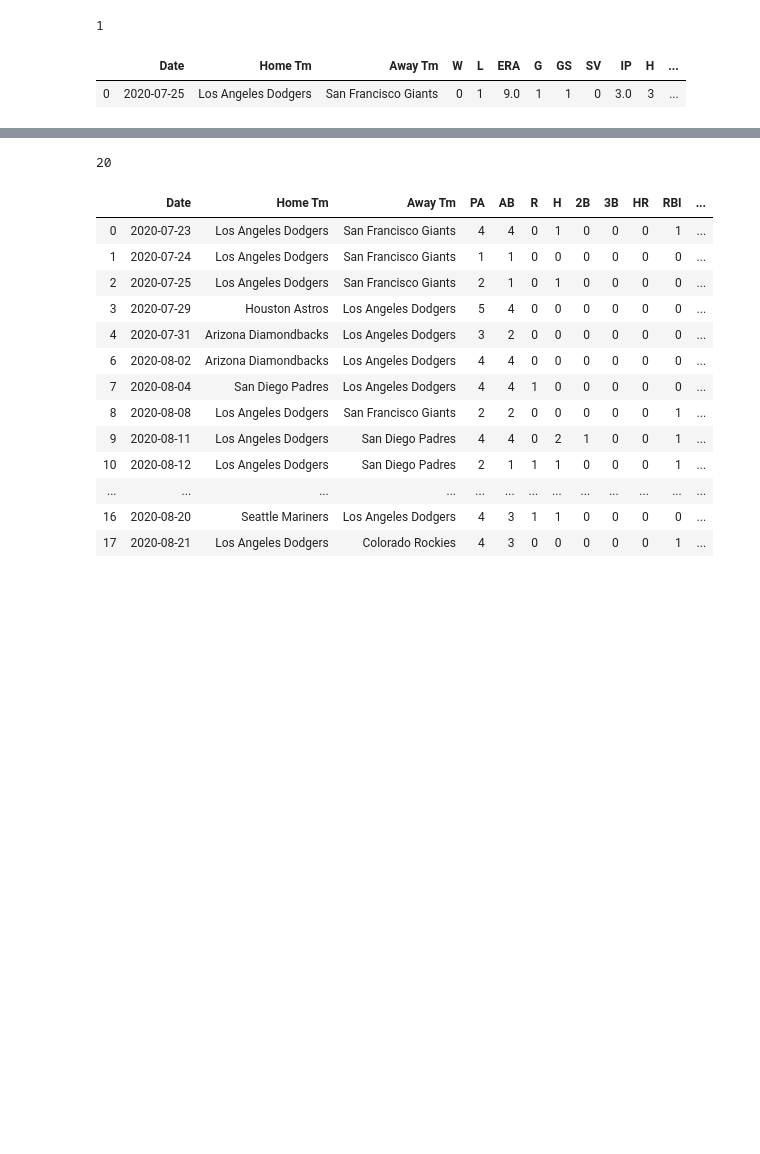
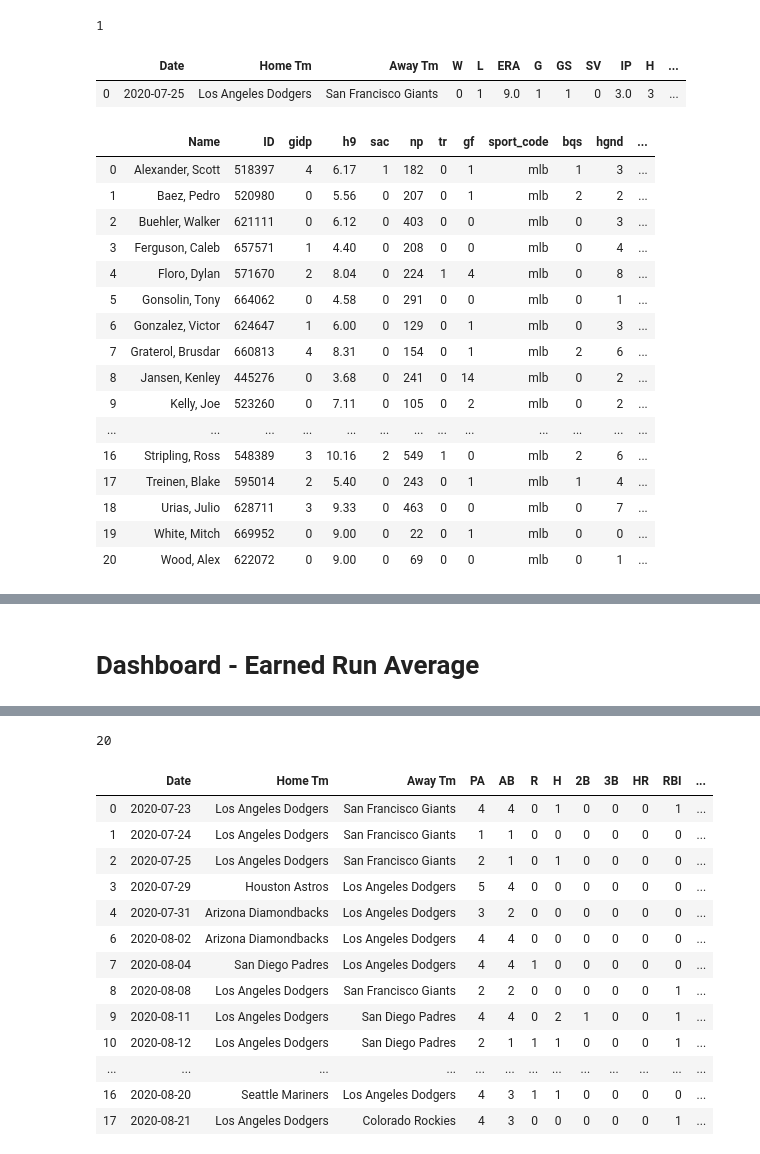
Before and after one commit to CoachCooz/Capstone-, a Jupyter notebook: Dashboards.ipynb, the cells around one changed output, grey strips where cells are left out. Drawn from its saved outputs; the diff is of its cells as text; code cells hidden in the pictures; blank space fills up the shorter version.

```diff
--- a/Dashboards.ipynb
+++ b/Dashboards.ipynb
@@ -500,3 +458,23 @@ AW57_2020
+# %%
+df_pitchers_2020
+# %% [output]
+|  | Name | ID | gidp | h9 | sac | np | tr | gf | sport_code | bqs | hgnd | ... |
+| 0 | Alexander, Scott | 518397 | 4 | 6.17 | 1 | 182 | 0 | 1 | mlb | 1 | 3 | ... |
+| 1 | Baez, Pedro | 520980 | 0 | 5.56 | 0 | 207 | 0 | 1 | mlb | 2 | 2 | ... |
+| 2 | Buehler, Walker | 621111 | 0 | 6.12 | 0 | 403 | 0 | 0 | mlb | 0 | 3 | ... |
+| 3 | Ferguson, Caleb | 657571 | 1 | 4.40 | 0 | 208 | 0 | 0 | mlb | 0 | 4 | ... |
+| 4 | Floro, Dylan | 571670 | 2 | 8.04 | 0 | 224 | 1 | 4 | mlb | 0 | 8 | ... |
+| 5 | Gonsolin, Tony | 664062 | 0 | 4.58 | 0 | 291 | 0 | 0 | mlb | 0 | 1 | ... |
+| 6 | Gonzalez, Victor | 624647 | 1 | 6.00 | 0 | 129 | 0 | 1 | mlb | 0 | 3 | ... |
+| 7 | Graterol, Brusdar | 660813 | 4 | 8.31 | 0 | 154 | 0 | 1 | mlb | 2 | 6 | ... |
+| 8 | Jansen, Kenley | 445276 | 0 | 3.68 | 0 | 241 | 0 | 14 | mlb | 0 | 2 | ... |
+| 9 | Kelly, Joe | 523260 | 0 | 7.11 | 0 | 105 | 0 | 2 | mlb | 0 | 2 | ... |
+| ... | ... | ... | ... | ... | ... | ... | ... | ... | ... | ... | ... | ... |
+| 16 | Stripling, Ross | 548389 | 3 | 10.16 | 2 | 549 | 1 | 0 | mlb | 2 | 6 | ... |
+| 17 | Treinen, Blake | 595014 | 2 | 5.40 | 0 | 243 | 0 | 1 | mlb | 1 | 4 | ... |
+| 18 | Urias, Julio | 628711 | 3 | 9.33 | 0 | 463 | 0 | 0 | mlb | 0 | 7 | ... |
+| 19 | White, Mitch | 669952 | 0 | 9.00 | 0 | 22 | 0 | 1 | mlb | 0 | 0 | ... |
+| 20 | Wood, Alex | 622072 | 0 | 9.00 | 0 | 69 | 0 | 0 | mlb | 0 | 1 | ... |
 # %%
 game_logs_2020 = pd.concat([SA75_2020, PB52_2020, WB21_2020, CF64_2020, DF51_2020, TG46_2020, VG81_2020,
                             BG48_2020, KJ74_2020, JK17_2020, CK22_2020, AK56_2020, DM85_2020, JM41_2020,
@@ -523,3 +501,5 @@ game_logs_2020
 |  | 6 | 2020-08-25 | San Francisco Giants | Los Angeles Dodgers | 0 | 0 | 3.67 | 1 | 1 | 0 | 4.0 | ... |
 | White, Mitch | 0 | 2020-08-28 | Texas Rangers | Los Angeles Dodgers | 0 | 0 | 0.00 | 1 | 0 | 0 | 1.0 | ... |
 | Wood, Alex | 0 | 2020-07-25 | Los Angeles Dodgers | San Francisco Giants | 0 | 1 | 9.00 | 1 | 1 | 0 | 3.0 | ... |
+# %% [markdown]
+# Dashboard - Earned Run Average
```
Also changed, not shown: parts of 35 cells of this notebook.
